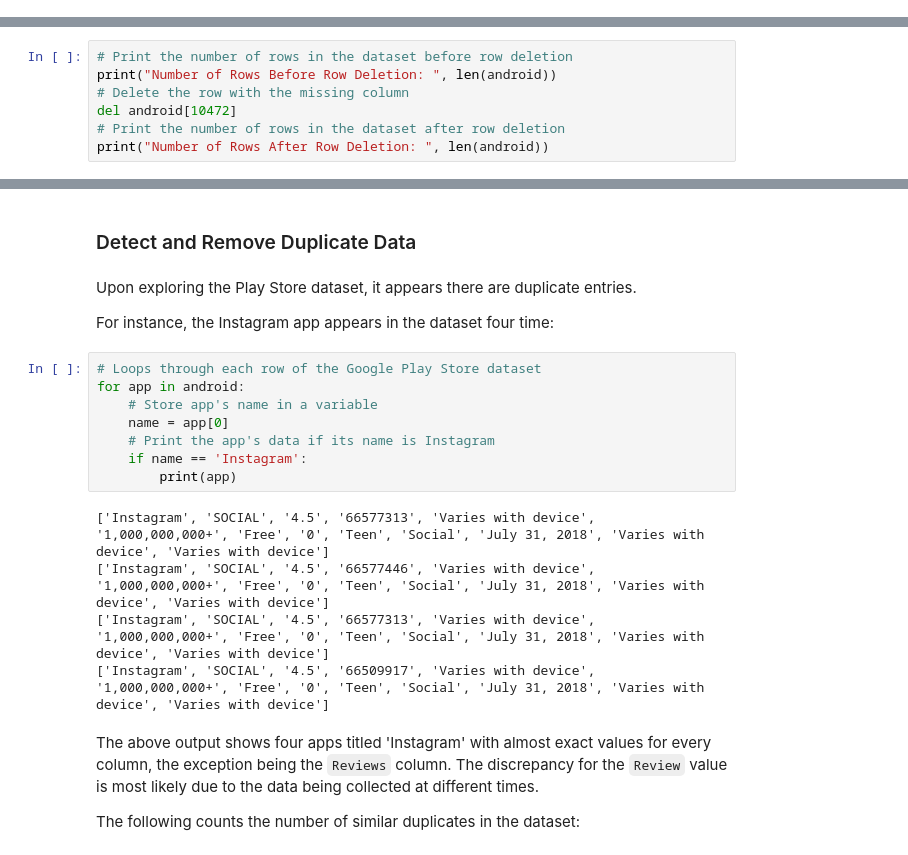
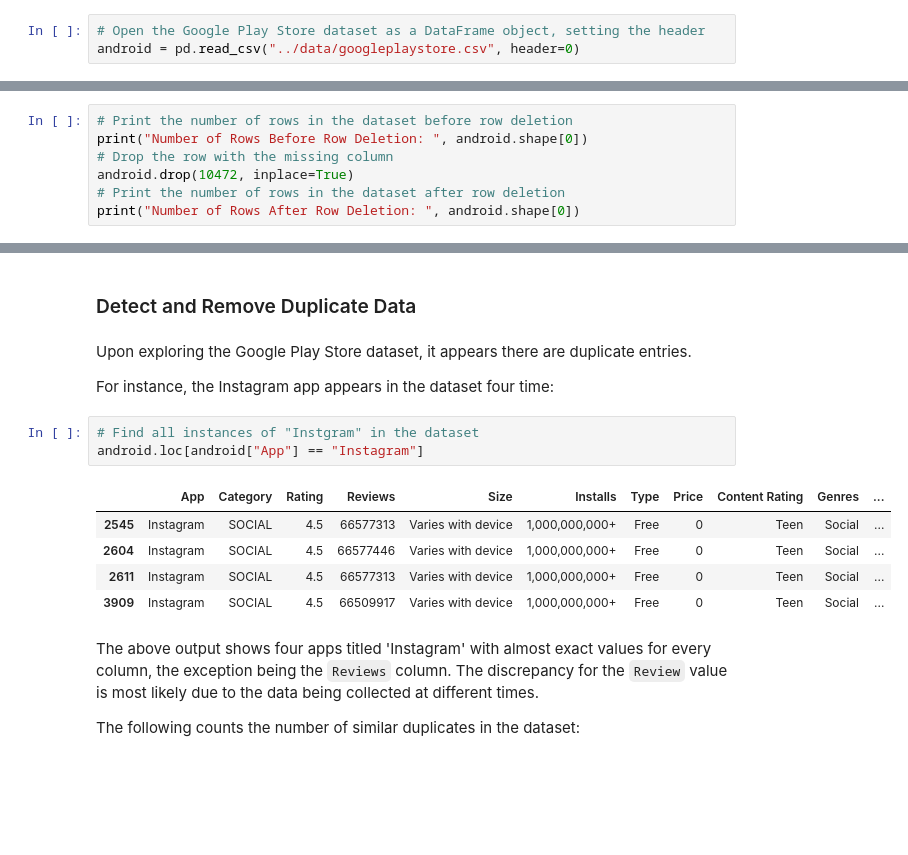
Before and after one commit to xjwllmsx/profitable-app-profiles, a Jupyter notebook: notebook/analysis.ipynb, the cells around one changed output, grey strips where cells are left out. Drawn from its saved outputs; the diff is of its cells as text; blank space fills up the shorter version.

```diff
--- a/notebook/analysis.ipynb
+++ b/notebook/analysis.ipynb
@@ -40,3 +29,6 @@ android = android[1:]
+# %%
+# Open the Google Play Store dataset as a DataFrame object, setting the header
+android = pd.read_csv("../data/googleplaystore.csv", header=0)
 # %% [markdown]
 ### Open the App Store dataset
 # %% [markdown]
@@ -147,33 +118,29 @@ Comparing the values of row 10472 with row 1, it appears a column called `Catego
 The following will delete the erroneous row:
 # %%
 # Print the number of rows in the dataset before row deletion
-print("Number of Rows Before Row Deletion: ", len(android))
-# Delete the row with the missing column
-del android[10472]
+print("Number of Rows Before Row Deletion: ", android.shape[0])
+# Drop the row with the missing column
+android.drop(10472, inplace=True)
 # Print the number of rows in the dataset after row deletion
-print("Number of Rows After Row Deletion: ", len(android))
+print("Number of Rows After Row Deletion: ", android.shape[0])
 # %% [output]
 Number of Rows Before Row Deletion:  10841
 Number of Rows After Row Deletion:  10840
 # %% [markdown]
 ### Detect and Remove Duplicate Data
 # %% [markdown]
-Upon exploring the Play Store dataset, it appears there are duplicate entries.
+Upon exploring the Google Play Store dataset, it appears there are duplicate entries.
 
 For instance, the Instagram app appears in the dataset four time:
-# %%
-# Loops through each row of the Google Play Store dataset
-for app in android:
-    # Store app's name in a variable
-    name = app[0]
-    # Print the app's data if its name is Instagram
-    if name == 'Instagram':
-        print(app)
-# %% [output]
-['Instagram', 'SOCIAL', '4.5', '66577313', 'Varies with device', '1,000,000,000+', 'Free', '0', 'Teen', 'Social', 'July 31, 2018', 'Varies with device', 'Varies with device']
-['Instagram', 'SOCIAL', '4.5', '66577446', 'Varies with device', '1,000,000,000+', 'Free', '0', 'Teen', 'Social', 'July 31, 2018', 'Varies with device', 'Varies with device']
-['Instagram', 'SOCIAL', '4.5', '66577313', 'Varies with device', '1,000,000,000+', 'Free', '0', 'Teen', 'Social', 'July 31, 2018', 'Varies with device', 'Varies with device']
-['Instagram', 'SOCIAL', '4.5', '66509917', 'Varies with device', '1,000,000,000+', 'Free', '0', 'Teen', 'Social', 'July 31, 2018', 'Varies with device', 'Varies with device']
+# %%
+# Find all instances of "Instgram" in the dataset
+android.loc[android["App"] == "Instagram"]
+# %% [output]
+|  | App | Category | Rating | Reviews | Size | Installs | Type | Price | Content Rating | Genres | ... |
+| 2545 | Instagram | SOCIAL | 4.5 | 66577313 | Varies with device | 1,000,000,000+ | Free | 0 | Teen | Social | ... |
+| 2604 | Instagram | SOCIAL | 4.5 | 66577446 | Varies with device | 1,000,000,000+ | Free | 0 | Teen | Social | ... |
+| 2611 | Instagram | SOCIAL | 4.5 | 66577313 | Varies with device | 1,000,000,000+ | Free | 0 | Teen | Social | ... |
+| 3909 | Instagram | SOCIAL | 4.5 | 66509917 | Varies with device | 1,000,000,000+ | Free | 0 | Teen | Social | ... |
 # %% [markdown]
 The above output shows four apps titled 'Instagram' with almost exact values for every column, the exception being the `Reviews` column. The discrepancy for the `Review` value is most likely due to the data being collected at different times.
 
```
Also changed, not shown: parts of 44 cells of this notebook.
